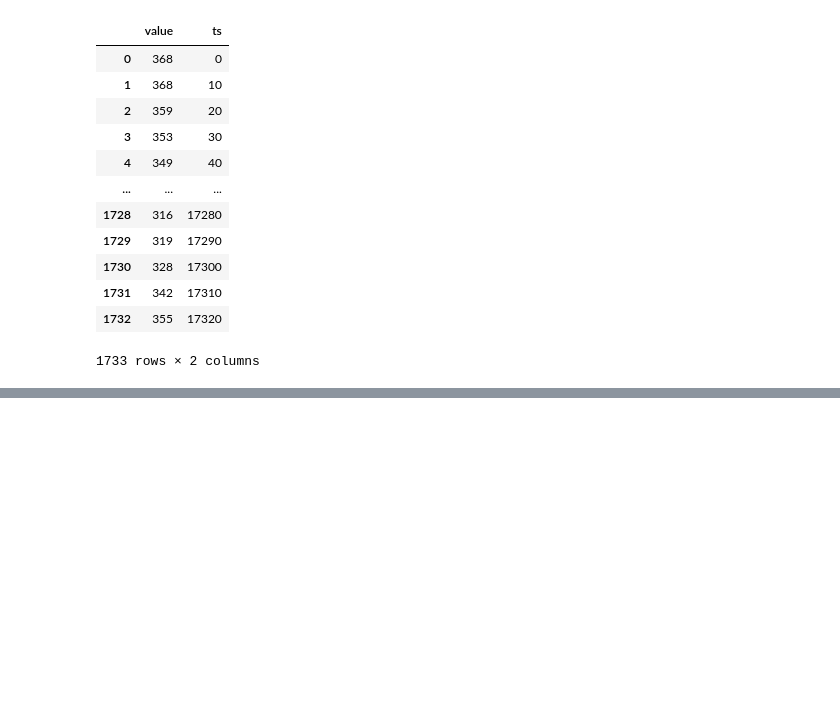
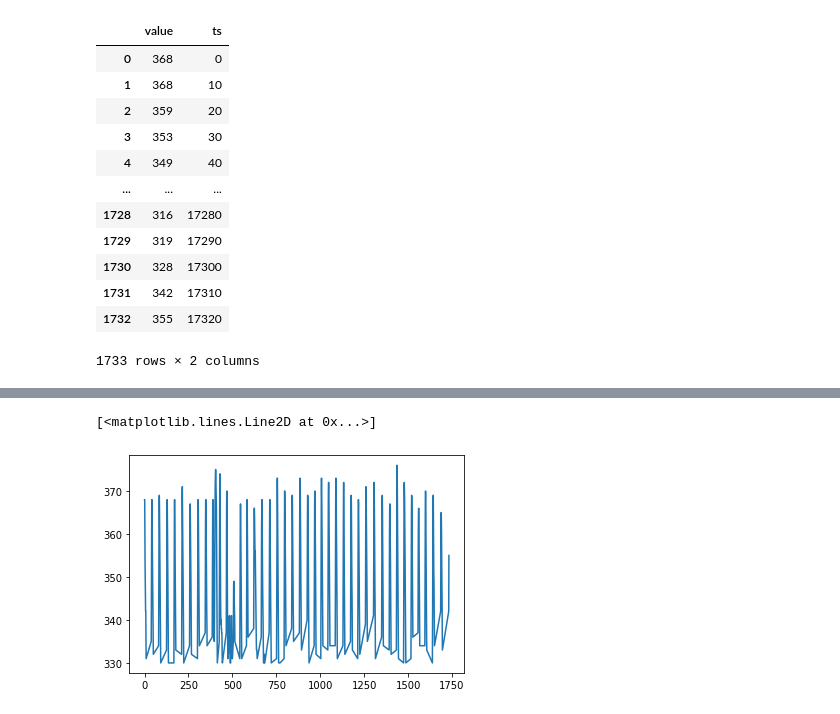
Before and after one commit to kiote/empathy, a Jupyter notebook: python/script.ipynb, the cells around one changed output, grey strips where cells are left out. Cells and saved outputs as stored; diff of their text form; code cells hidden in the pictures; blank space fills up the shorter version.

```diff
--- a/python/script.ipynb
+++ b/python/script.ipynb
@@ -29,3 +39,8 @@ plt.savefig('output.png')
+# %%
+plt.plot(df.index, df['value'])
+# %% [output]
+[<matplotlib.lines.Line2D at 0x...>]
+[figure, added]
 # %%
 # number of points to be checked before and after
 n = 5
```
Also changed, not shown: parts of 10 cells of this notebook.
